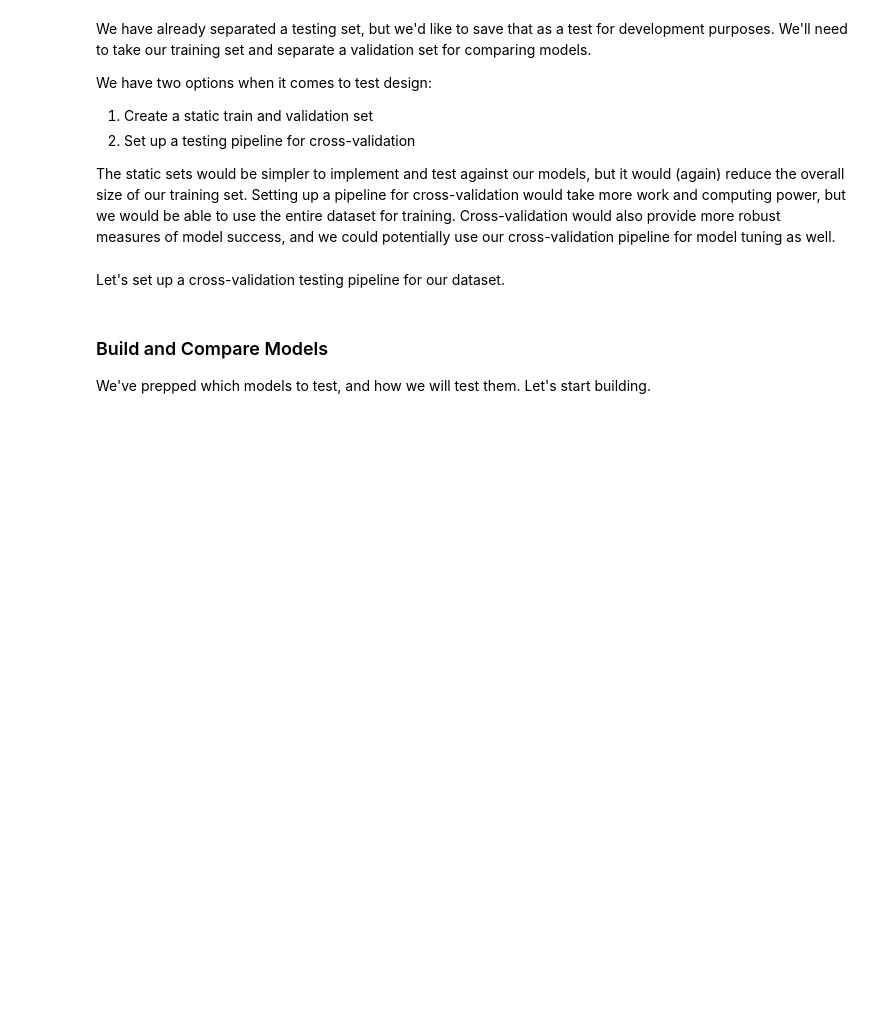
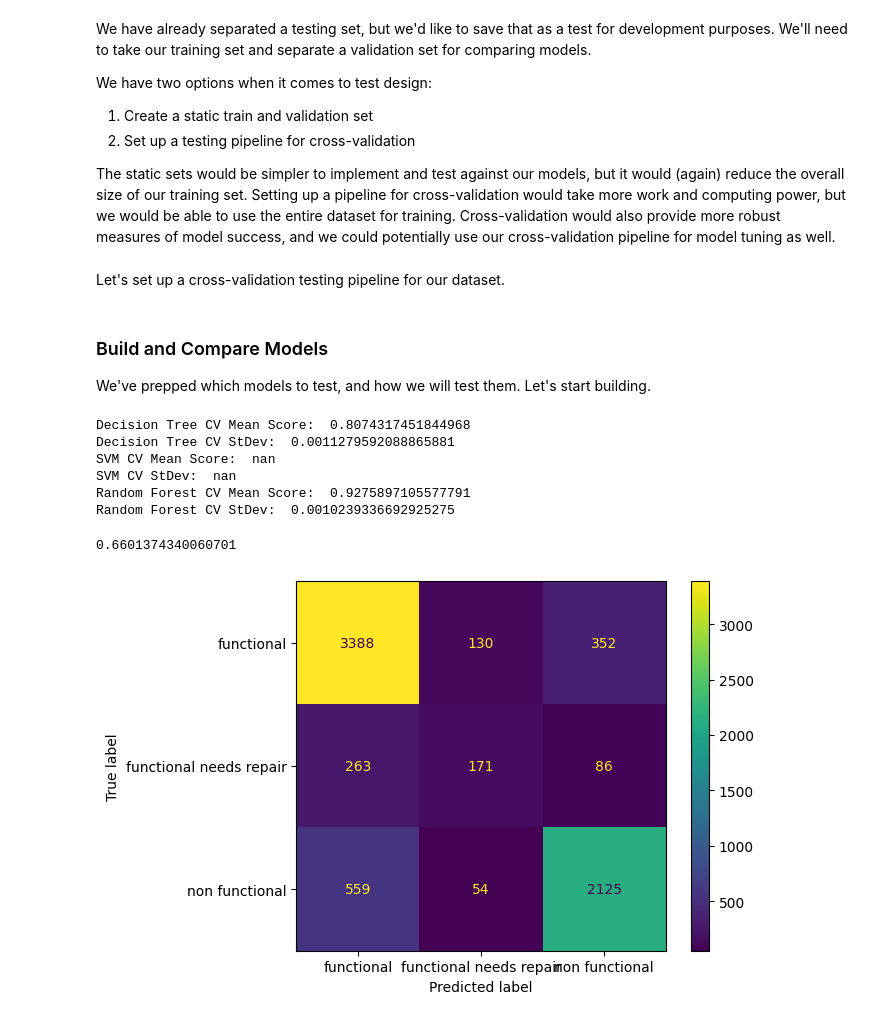
Before and after one commit to zdravoj/water-pump-classifier, a Jupyter notebook: Water_Pump_Classifier.ipynb, the cells around one changed output. Drawn from its saved outputs; the diff is of its cells as text; code cells hidden in the pictures; blank space fills up the shorter version.

Commit message:
start modeling research

```diff
--- a/Water_Pump_Classifier.ipynb
+++ b/Water_Pump_Classifier.ipynb
@@ -2078,3 +2090,10 @@ Let's set up a cross-validation testing pipeline for our dataset.
 ### Build and Compare Models
 
 We've prepped which models to test, and how we will test them. Let's start building.
+# %%
+# define pipeline
+def encoder_pipeline(model):
+    return make_pipeline(
+        OrdinalEncoder(),
+        model
+    )
@@ -2080,0 +2119,6 @@ We've prepped which models to test, and how we will test them. Let's start build
+# %%
+# define models
+model_dt = DecisionTreeClassifier(random_state=42)
+model_svm = LinearSVC(random_state=42)
+model_rf = RandomForestClassifier(random_state=42, n_jobs=-1)
+# model_xgb = XGBClassifier(random_state=42, n_jobs=-1)
@@ -2080,0 +2129,23 @@ We've prepped which models to test, and how we will test them. Let's start build
+# %%
+score_giver(model_scorer(model_dt), 'Decision Tree')
+score_giver(model_scorer(model_svm), 'SVM')
+score_giver(model_scorer(model_rf), 'Random Forest')
+# score_giver(model_scorer(model_xgb), 'XGBClassifier')
+# %% [output]
+Decision Tree CV Mean Score:  0.8074317451844968
+Decision Tree CV StDev:  0.0011279592088865881
+SVM CV Mean Score:  nan
+SVM CV StDev:  nan
+Random Forest CV Mean Score:  0.9275897105577791
+Random Forest CV StDev:  0.0010239336692925275
+# %%
+encoded_model_rf = encoder_pipeline(model_rf)
+encoded_model_rf.fit(X_train_clean, y_train)
+y_preds = encoded_model_rf.predict(X_test_clean)
+from sklearn.metrics import balanced_accuracy_score
+print(balanced_accuracy_score(y_test, y_preds))
+
+ConfusionMatrixDisplay.from_predictions(y_test, y_preds);
+# %% [output]
+0.6601374340060701
+[figure, added]
```
Also changed, not shown: parts of 42 cells of this notebook.
